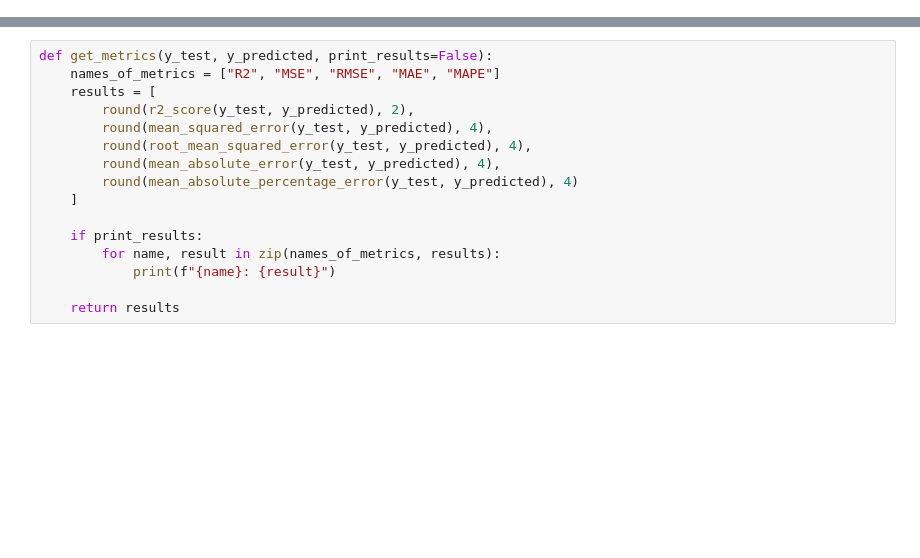
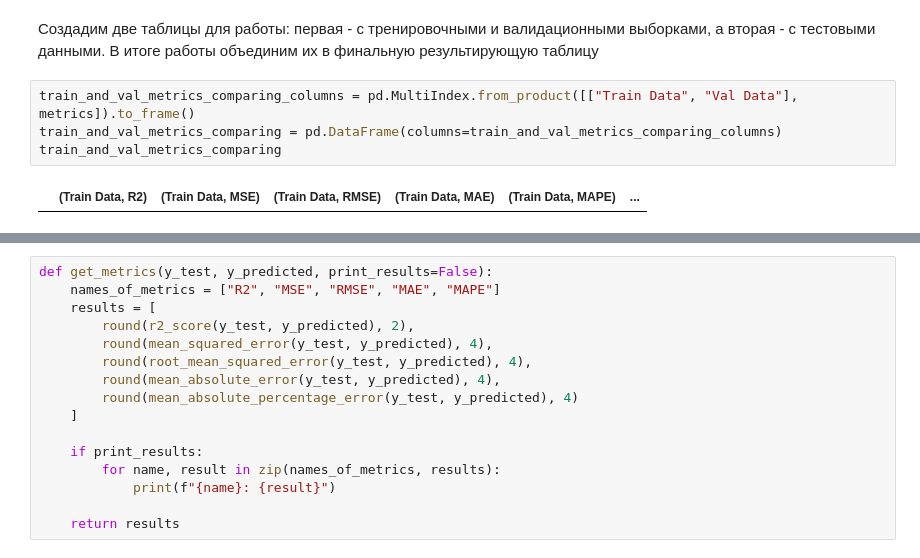
Before and after one commit to stwz13/ml, a Jupyter notebook: practice4.ipynb, the cells around one changed output, grey strips where cells are left out. Saved outputs shown, nothing was run; the diff lists cells and outputs as text; blank space fills up the shorter version.

```diff
--- a/practice4.ipynb
+++ b/practice4.ipynb
@@ -197,0 +68,8 @@ scaled_df = pd.concat([scaled_df, data["stabf"]], axis=1)
+# %% [markdown]
+Создадим две таблицы для работы: первая - с тренировочными и валидационными выборками, а вторая - с тестовыми данными. В итоге работы объединим их в финальную результирующую таблицу
+# %%
+train_and_val_metrics_comparing_columns = pd.MultiIndex.from_product([["Train Data", "Val Data"], metrics]).to_frame()
+train_and_val_metrics_comparing = pd.DataFrame(columns=train_and_val_metrics_comparing_columns)
+train_and_val_metrics_comparing
+# %% [output]
+|  | (Train Data, R2) | (Train Data, MSE) | (Train Data, RMSE) | (Train Data, MAE) | (Train Data, MAPE) | ... |
```
Also changed, not shown: parts of 147 cells of this notebook, 1 other file.
